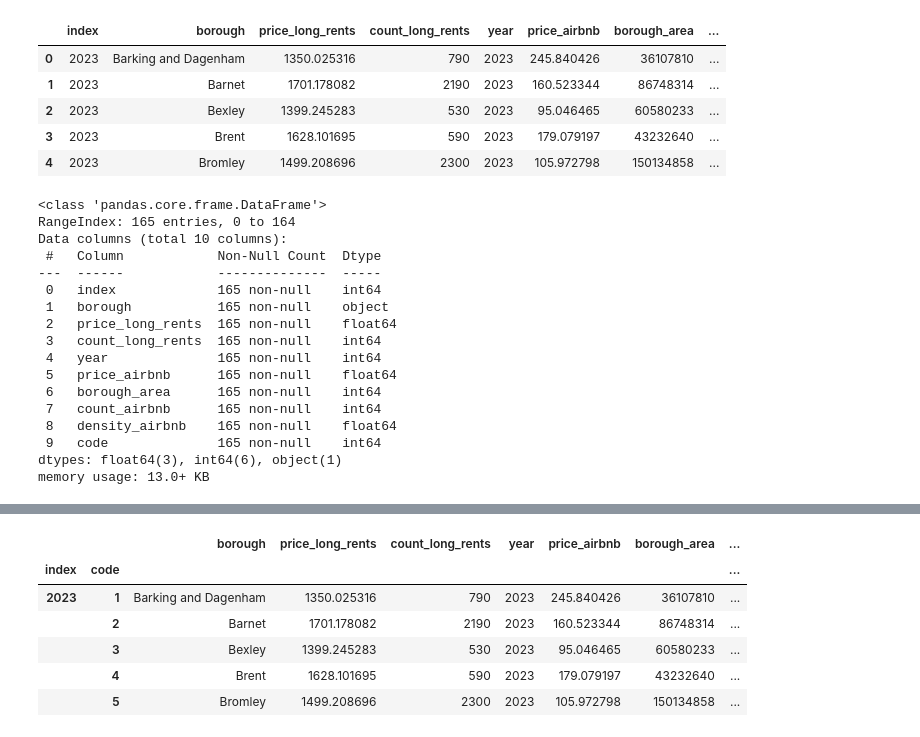
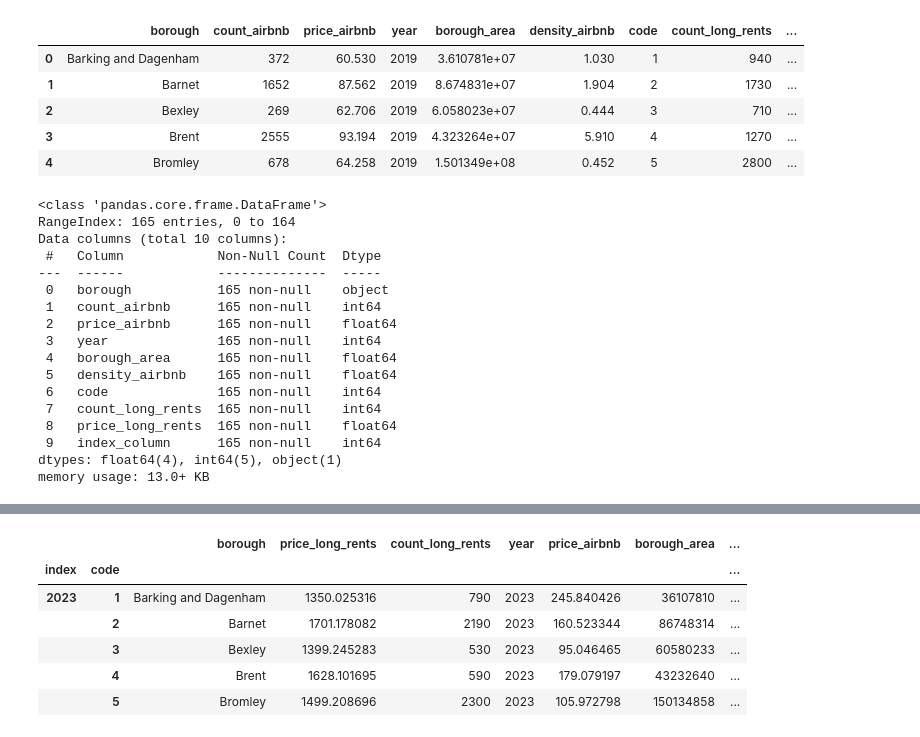
Before and after one commit to cabbagejiejiejie/fsds-group-work, a Jupyter notebook: Project/panel_regression.ipynb, the cells around one changed output, grey strips where cells are left out. Saved outputs shown, nothing was run; the diff lists cells and outputs as text; code cells hidden in the pictures.

```diff
--- a/Project/panel_regression.ipynb
+++ b/Project/panel_regression.ipynb
@@ -6,16 +26,20 @@ import statsmodels.api as sm
 from linearmodels import RandomEffects
 from sklearn.preprocessing import MinMaxScaler
 # %%
-panel_data = pd.read_csv('Data/final/Rental_5year.csv')
+panel_data = pd.read_csv('Data/final/Merged_airbnb_and_rental.csv')
+
+panel_data[['price_airbnb', 'density_airbnb', 'price_long_rents']] = panel_data[['price_airbnb', 'density_airbnb', 'price_long_rents']].round(3)
+
+panel_data['index_column'] = panel_data.index
 
 panel_data.head()
 # %% [output]
-|  | index | borough | price_long_rents | count_long_rents | year | price_airbnb | borough_area | ... |
-| 0 | 2023 | Barking and Dagenham | 1350.025316 | 790 | 2023 | 245.840426 | 36107810 | ... |
-| 1 | 2023 | Barnet | 1701.178082 | 2190 | 2023 | 160.523344 | 86748314 | ... |
-| 2 | 2023 | Bexley | 1399.245283 | 530 | 2023 | 95.046465 | 60580233 | ... |
-| 3 | 2023 | Brent | 1628.101695 | 590 | 2023 | 179.079197 | 43232640 | ... |
-| 4 | 2023 | Bromley | 1499.208696 | 2300 | 2023 | 105.972798 | 150134858 | ... |
+|  | borough | count_airbnb | price_airbnb | year | borough_area | density_airbnb | code | count_long_rents | ... |
+| 0 | Barking and Dagenham | 372 | 60.530 | 2019 | 3.610781e+07 | 1.030 | 1 | 940 | ... |
+| 1 | Barnet | 1652 | 87.562 | 2019 | 8.674831e+07 | 1.904 | 2 | 1730 | ... |
+| 2 | Bexley | 269 | 62.706 | 2019 | 6.058023e+07 | 0.444 | 3 | 710 | ... |
+| 3 | Brent | 2555 | 93.194 | 2019 | 4.323264e+07 | 5.910 | 4 | 1270 | ... |
+| 4 | Bromley | 678 | 64.258 | 2019 | 1.501349e+08 | 0.452 | 5 | 2800 | ... |
 # %%
 panel_data.info()
 # %% [output]
@@ -24,16 +48,16 @@ RangeIndex: 165 entries, 0 to 164
 Data columns (total 10 columns):
  #   Column            Non-Null Count  Dtype
 ---  ------            --------------  -----
- 0   index             165 non-null    int64
- 1   borough           165 non-null    object
- 2   price_long_rents  165 non-null    float64
- 3   count_long_rents  165 non-null    int64
- 4   year              165 non-null    int64
- 5   price_airbnb      165 non-null    float64
- 6   borough_area      165 non-null    int64
- 7   count_airbnb      165 non-null    int64
- 8   density_airbnb    165 non-null    float64
- 9   code              165 non-null    int64
-dtypes: float64(3), int64(6), object(1)
+ 0   borough           165 non-null    object
+ 1   count_airbnb      165 non-null    int64
+ 2   price_airbnb      165 non-null    float64
+ 3   year              165 non-null    int64
+ 4   borough_area      165 non-null    float64
+ 5   density_airbnb    165 non-null    float64
+ 6   code              165 non-null    int64
+ 7   count_long_rents  165 non-null    int64
+ 8   price_long_rents  165 non-null    float64
+ 9   index_column      165 non-null    int64
+dtypes: float64(4), int64(5), object(1)
 memory usage: 13.0+ KB
 # %%
```
Also changed, not shown: parts of 9 cells of this notebook, 3 other files.
